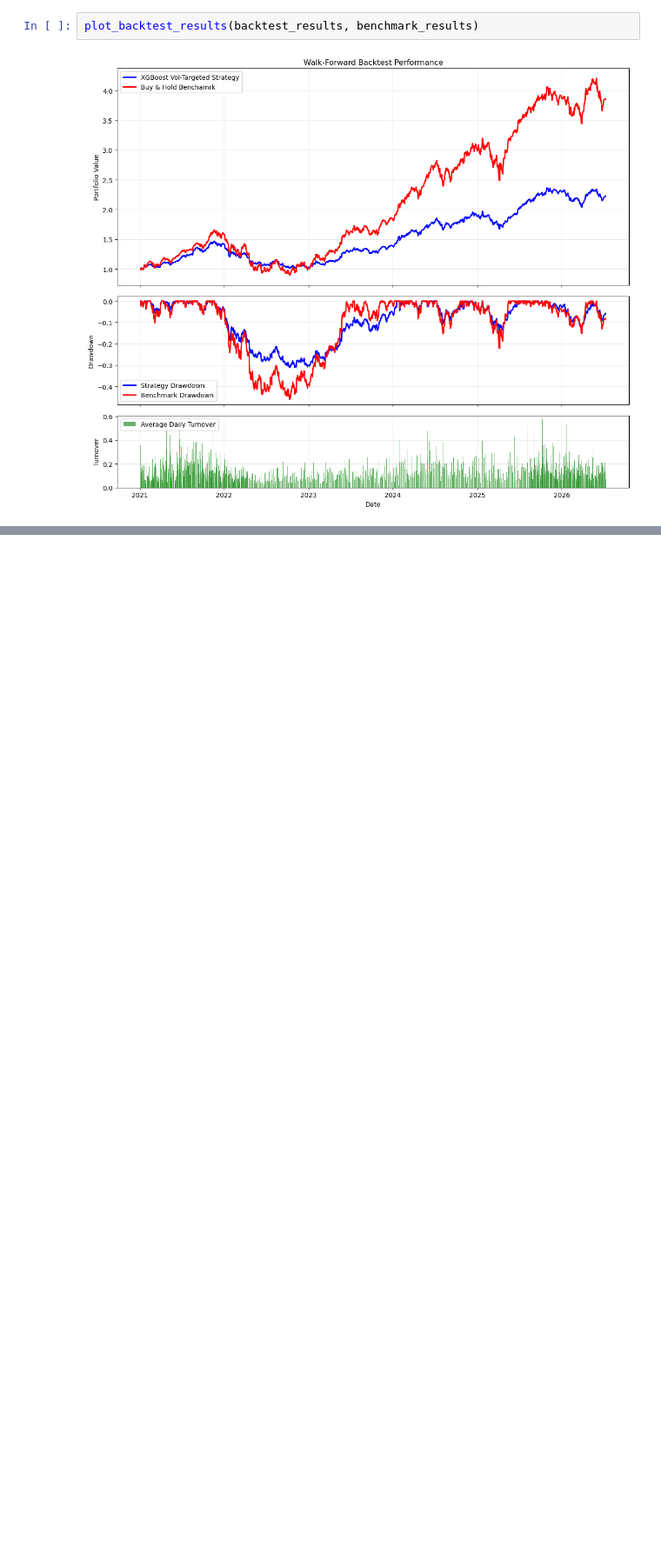
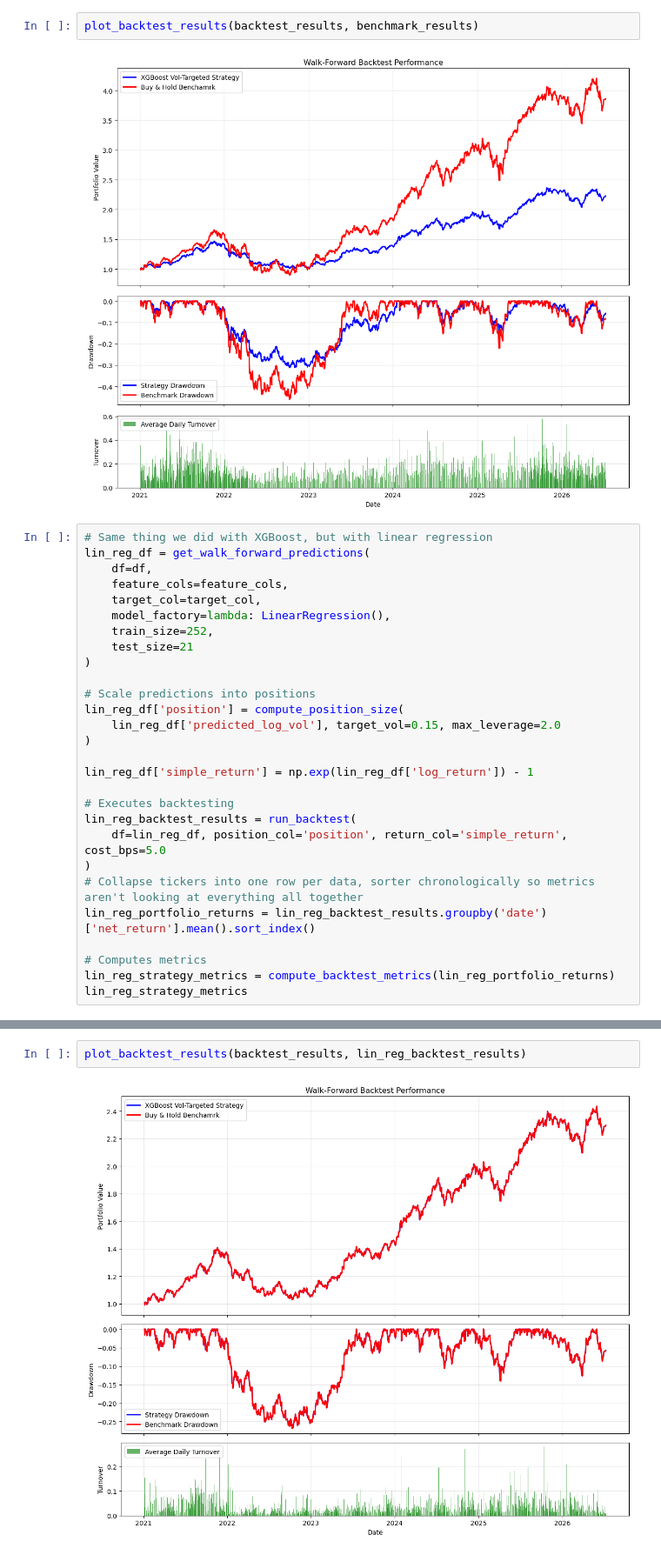
Before and after one commit to vaxope/Simple-Quantative-Model-Project, a Jupyter notebook: notebooks/04_backtest.ipynb, the cells around one changed output, grey strips where cells are left out. Shown at 87% size. Drawn from its saved outputs; the diff is of its cells as text; blank space fills up the shorter version.

Commit message:
Added linear regression comparison

```diff
--- a/notebooks/04_backtest.ipynb
+++ b/notebooks/04_backtest.ipynb
@@ -175,3 +175,31 @@ def plot_backtest_results(backtest_results: pd.DataFrame, benchmark_results=pd.D
 plot_backtest_results(backtest_results, benchmark_results)
 # %% [output]
 [figure]
+# %%
+# Same thing we did with XGBoost, but with linear regression
+lin_reg_df = get_walk_forward_predictions(
+    df=df,
+    feature_cols=feature_cols,
+    target_col=target_col,
+    model_factory=lambda: LinearRegression(),
+    train_size=252,
+    test_size=21
+)
+
+# Scale predictions into positions
+lin_reg_df['position'] = compute_position_size(
+    lin_reg_df['predicted_log_vol'], target_vol=0.15, max_leverage=2.0
+)
+
+lin_reg_df['simple_return'] = np.exp(lin_reg_df['log_return']) - 1
+
+# Executes backtesting
+lin_reg_backtest_results = run_backtest(
+    df=lin_reg_df, position_col='position', return_col='simple_return', cost_bps=5.0
+)
+# Collapse tickers into one row per data, sorter chronologically so metrics aren't looking at everything all together
+lin_reg_portfolio_returns = lin_reg_backtest_results.groupby('date')['net_return'].mean().sort_index()
+
+# Computes metrics
+lin_reg_strategy_metrics = compute_backtest_metrics(lin_reg_portfolio_returns)
+lin_reg_strategy_metrics
@@ -177,0 +212,4 @@ plot_backtest_results(backtest_results, benchmark_results)
+# %%
+plot_backtest_results(backtest_results, lin_reg_backtest_results)
+# %% [output]
+[figure, added]
```
Also changed, not shown: parts of 1 cell of this notebook.
